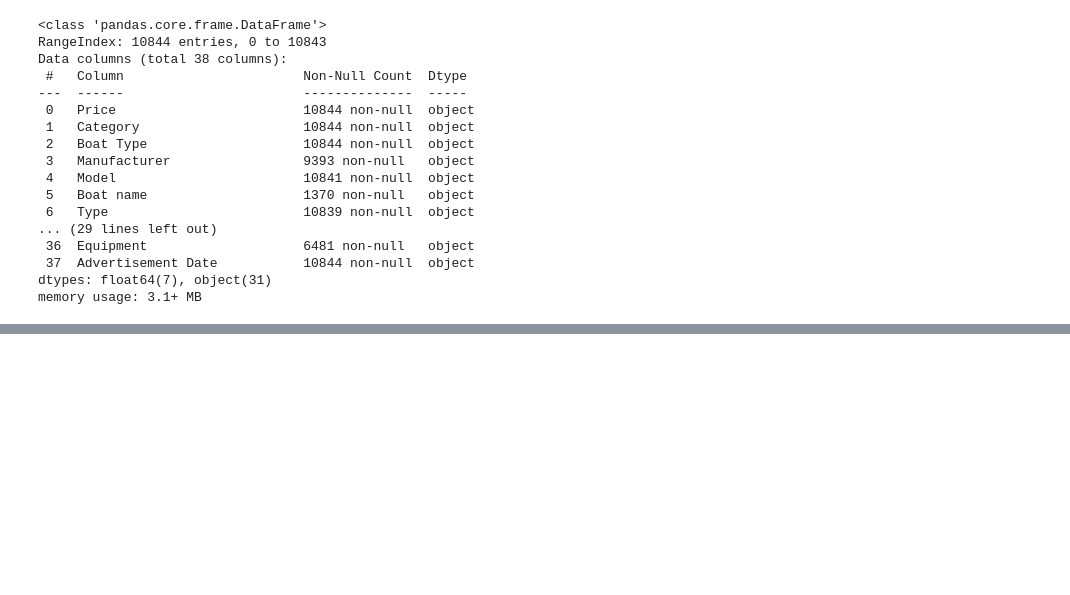
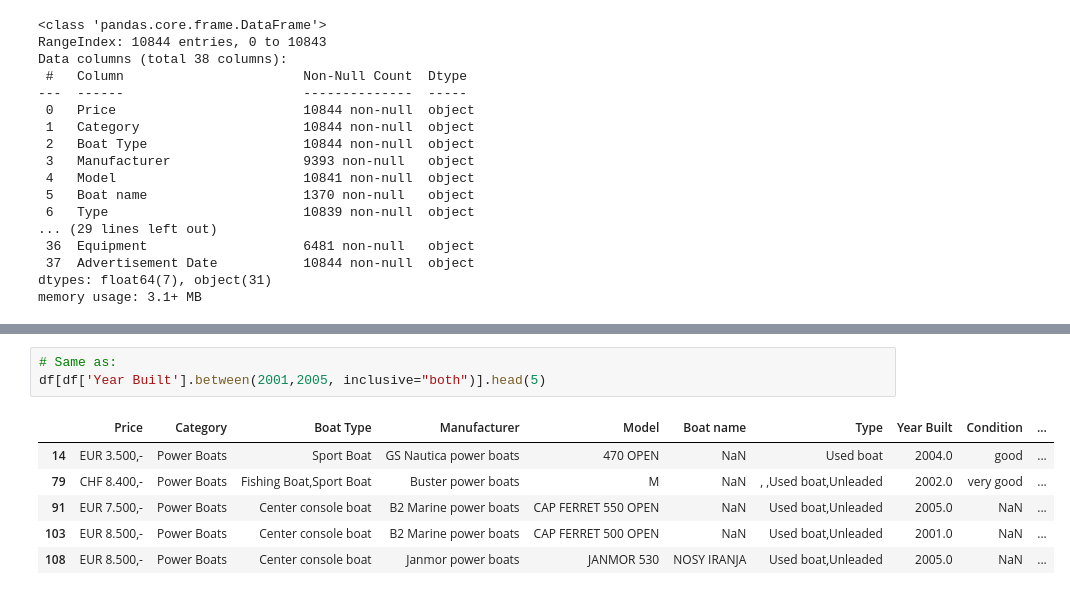
Before and after one commit to maxOVF/OVFAcademy, a Jupyter notebook: Untitled1.ipynb, the cells around one changed output, grey strips where cells are left out. Saved outputs shown, nothing was run; the diff lists cells and outputs as text; blank space fills up the shorter version.

```diff
--- a/Untitled1.ipynb
+++ b/Untitled1.ipynb
@@ -195,0 +297,10 @@ memory usage: 3.1+ MB
+# %%
+# Same as:
+df[df['Year Built'].between(2001,2005, inclusive="both")].head(5)
+# %% [output]
+|  | Price | Category | Boat Type | Manufacturer | Model | Boat name | Type | Year Built | Condition | ... |
+| 14 | EUR 3.500,- | Power Boats | Sport Boat | GS Nautica power boats | 470 OPEN | NaN | Used boat | 2004.0 | good | ... |
+| 79 | CHF 8.400,- | Power Boats | Fishing Boat,Sport Boat | Buster power boats | M | NaN | , ,Used boat,Unleaded | 2002.0 | very good | ... |
+| 91 | EUR 7.500,- | Power Boats | Center console boat | B2 Marine power boats | CAP FERRET 550 OPEN | NaN | Used boat,Unleaded | 2005.0 | NaN | ... |
+| 103 | EUR 8.500,- | Power Boats | Center console boat | B2 Marine power boats | CAP FERRET 500 OPEN | NaN | Used boat,Unleaded | 2001.0 | NaN | ... |
+| 108 | EUR 8.500,- | Power Boats | Center console boat | Janmor power boats | JANMOR 530 | NOSY IRANJA | Used boat,Unleaded | 2005.0 | NaN | ... |
```
Also changed, not shown: parts of 31 cells of this notebook.
